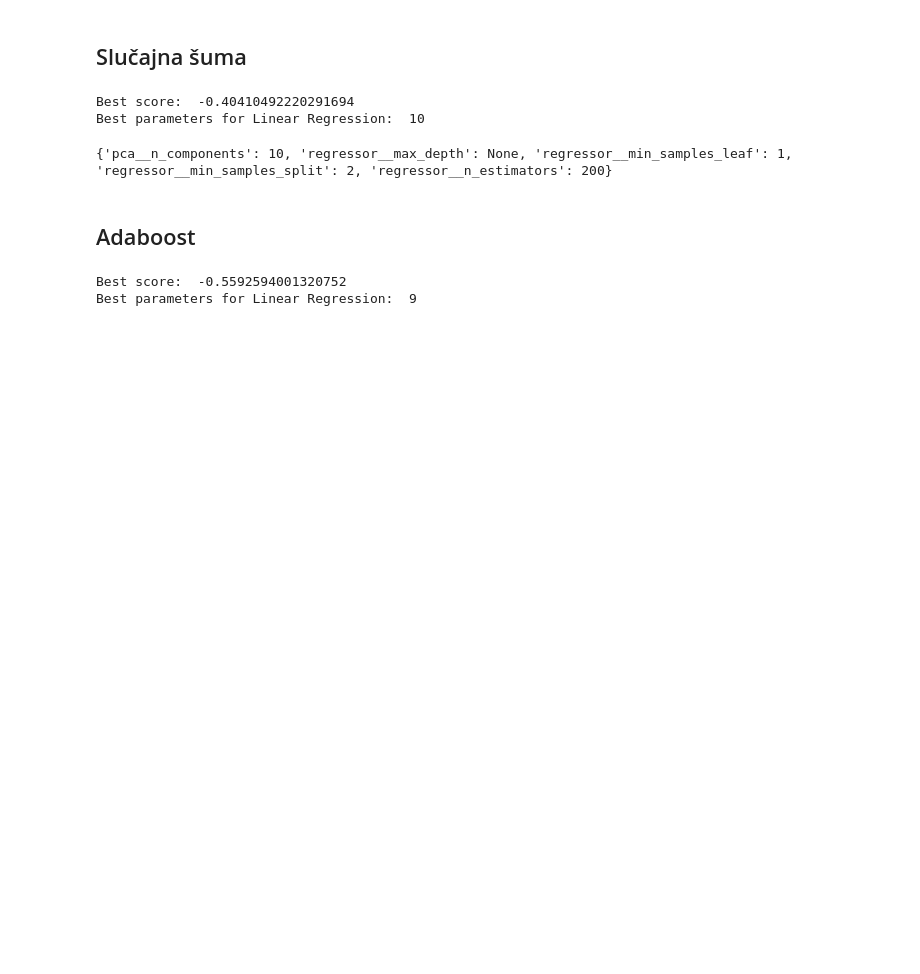
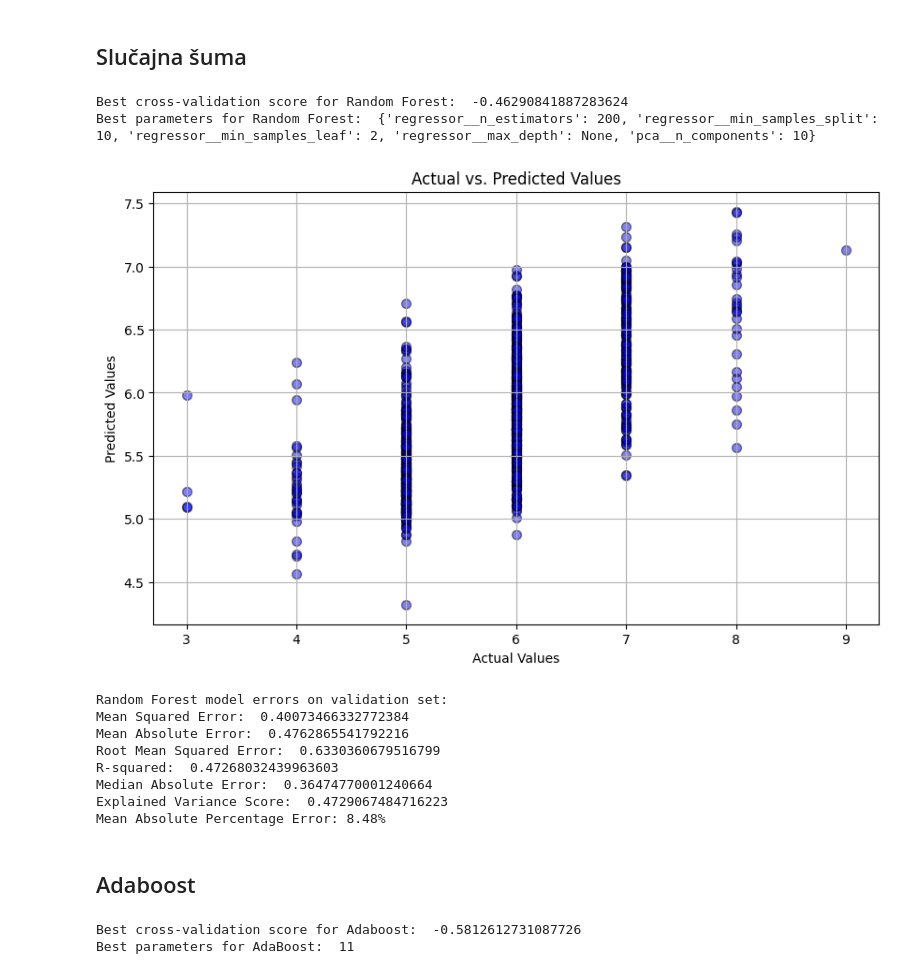
Before and after one commit to isidora00/ML_StudyBuddy, a Jupyter notebook: Vina.ipynb, the cells around one changed output. Drawn from its saved outputs; the diff is of its cells as text; code cells hidden in the pictures; blank space fills up the shorter version.

```diff
--- a/Vina.ipynb
+++ b/Vina.ipynb
@@ -204,8 +326,9 @@ Best parameters for Linear Regression:  10
 # %% [markdown]
 ## Slučajna šuma
 # %%
-#Hiperparametri
+# Hiperparametri
 pipeline_rf = Pipeline([
+    ('scalar',StandardScaler()),
     ('pca', PCA()),
     ('regressor', RandomForestRegressor())
 ])
@@ -218,20 +341,38 @@ param_grid_rf = {
     'regressor__min_samples_leaf': [1, 2, 4],    # Minimum number of samples required to be at a leaf node
 }
 # %%
-#Unakrsna validacija
-grid_search_rf = model_selection.GridSearchCV(pipeline_rf, param_grid_rf, cv=5, scoring='neg_mean_squared_error', n_jobs=-1)
+# Unakrsna validacija
+grid_search_rf = model_selection.RandomizedSearchCV(pipeline_rf, param_grid_rf, cv=3, scoring='neg_mean_squared_error', n_jobs=-1)
 grid_search_rf.fit(X_train, y_train)
 best_model_rf = grid_search_rf.best_score_
 
-print("Best score: ",best_model_rf)
-print("Best parameters for Linear Regression: ", grid_search_rf.best_params_['pca__n_components'])
+print("Best cross-validation score for Random Forest: ",best_model_rf)
+print("Best parameters for Random Forest: ", grid_search_rf.best_params_)
 # %% [output]
-Best score:  -0.40410492220291694
-Best parameters for Linear Regression:  10
+Best cross-validation score for Random Forest:  -0.46290841887283624
+Best parameters for Random Forest:  {'regressor__n_estimators': 200, 'regressor__min_samples_split': 10, 'regressor__min_samples_leaf': 2, 'regressor__max_depth': None, 'pca__n_components': 10}
+# %%
+# Predikcija ciljne promenljive na validacionom skupu koristeći najbolji model
+best_model_rf = grid_search_rf.best_estimator_
+y_val_pred_rf = best_model_rf.predict(X_val)
+# %%
+plot_predicted_actual_values(y_val,y_val_pred_rf)
+# %% [output]
+[figure, added]
 # %%
-print(grid_search_rf.best_params_)
+# Testiranje dobijenog modela na validacionom skupu
+print("Random Forest model errors on validation set: ")
+model_rf = print_errors(y_val,y_val_pred_rf,'RF')
+models = models + [model_rf]
 # %% [output]
-{'pca__n_components': 10, 'regressor__max_depth': None, 'regressor__min_samples_leaf': 1, 'regressor__min_samples_split': 2, 'regressor__n_estimators': 200}
+Random Forest model errors on validation set:
+Mean Squared Error:  0.40073466332772384
+Mean Absolute Error:  0.4762865541792216
+Root Mean Squared Error:  0.6330360679516799
+R-squared:  0.47268032439963603
+Median Absolute Error:  0.36474770001240664
+Explained Variance Score:  0.4729067484716223
+Mean Absolute Percentage Error: 8.48%
 # %% [markdown]
 ## Adaboost
 # %%
@@ -247,13 +389,13 @@ param_grid_ab = {
     'regressor__learning_rate': [0.01, 0.1, 1.0],  # Learning rate shrinks the contribution of each tree
 }
 # %%
-#Unakrsna validacija
-grid_search_ab = model_selection.GridSearchCV(pipeline_ab, param_grid_ab, cv=5, scoring='neg_mean_squared_error', n_jobs=-1)
+# Unakrsna validacija
+grid_search_ab = model_selection.RandomizedSearchCV(pipeline_ab, param_grid_ab, cv=3, scoring='neg_mean_squared_error', n_jobs=-1)
 grid_search_ab.fit(X_train, y_train)
 best_model_ab = grid_search_ab.best_score_
 
-print("Best score: ",best_model_ab)
-print("Best parameters for Linear Regression: ", grid_search_ab.best_params_['pca__n_components'])
+print("Best cross-validation score for Adaboost: ",best_model_ab)
+print("Best parameters for AdaBoost: ", grid_search_ab.best_params_['pca__n_components'])
 # %% [output]
-Best score:  -0.5592594001320752
-Best parameters for Linear Regression:  9
+Best cross-validation score for Adaboost:  -0.5812612731087726
+Best parameters for AdaBoost:  11
```
Also changed, not shown: parts of 44 cells of this notebook, 2 other files.
